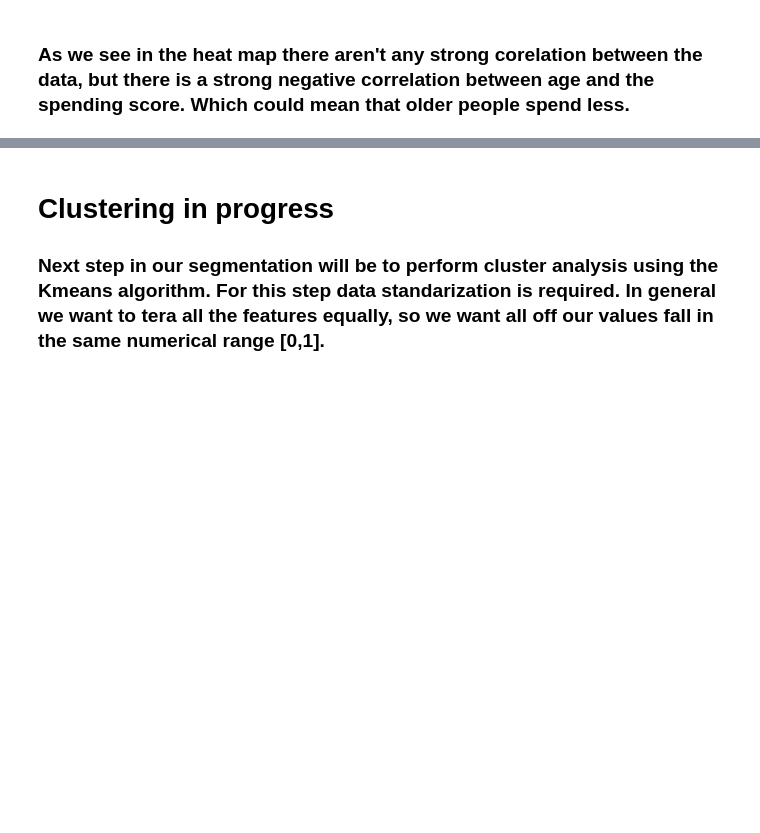
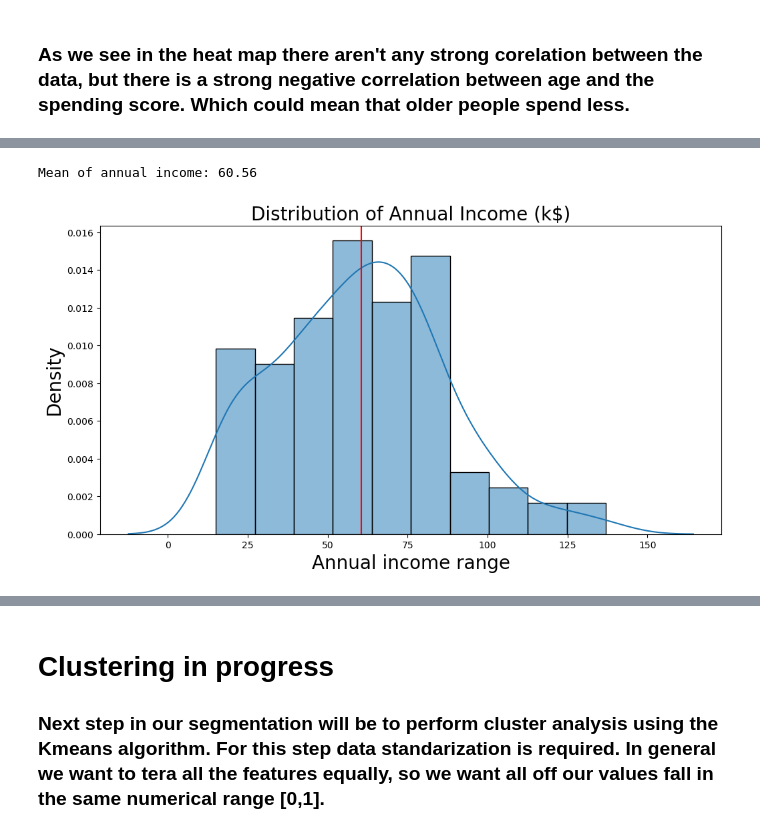
Before and after one commit to GentlemanFrog/Segmentation_mall_data, a Jupyter notebook: Untitled.ipynb, the cells around one changed output, grey strips where cells are left out. Cells and saved outputs as stored; diff of their text form; code cells hidden in the pictures; blank space fills up the shorter version.

```diff
--- a/Untitled.ipynb
+++ b/Untitled.ipynb
@@ -130,0 +151,13 @@ plt.show()
+# %%
+plt.figure(figsize=(12, 6))
+sns.histplot(df['Annual Income (k$)'], kde=True, stat='density', kde_kws=dict(cut=3))
+#setting the title
+plt.title("Distribution of Annual Income (k$)", fontsize=20)
+plt.xlabel('Annual income range', fontsize=20)
+plt.ylabel("Density", fontsize=20)
+plt.axvline(x=df['Annual Income (k$)'].mean(), color='red')
+annual_mean = df['Annual Income (k$)'].mean()
+print(f'Mean of annual income: {annual_mean}')
+# %% [output]
+Mean of annual income: 60.56
+[figure, added]
```
Also changed, not shown: parts of 8 cells of this notebook.
